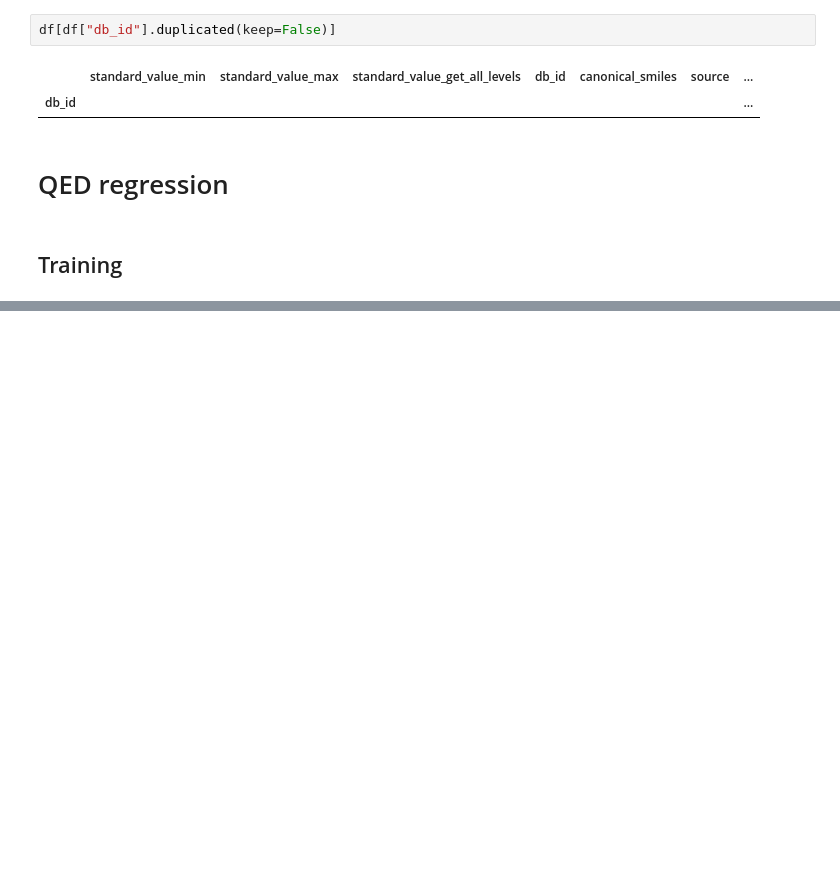
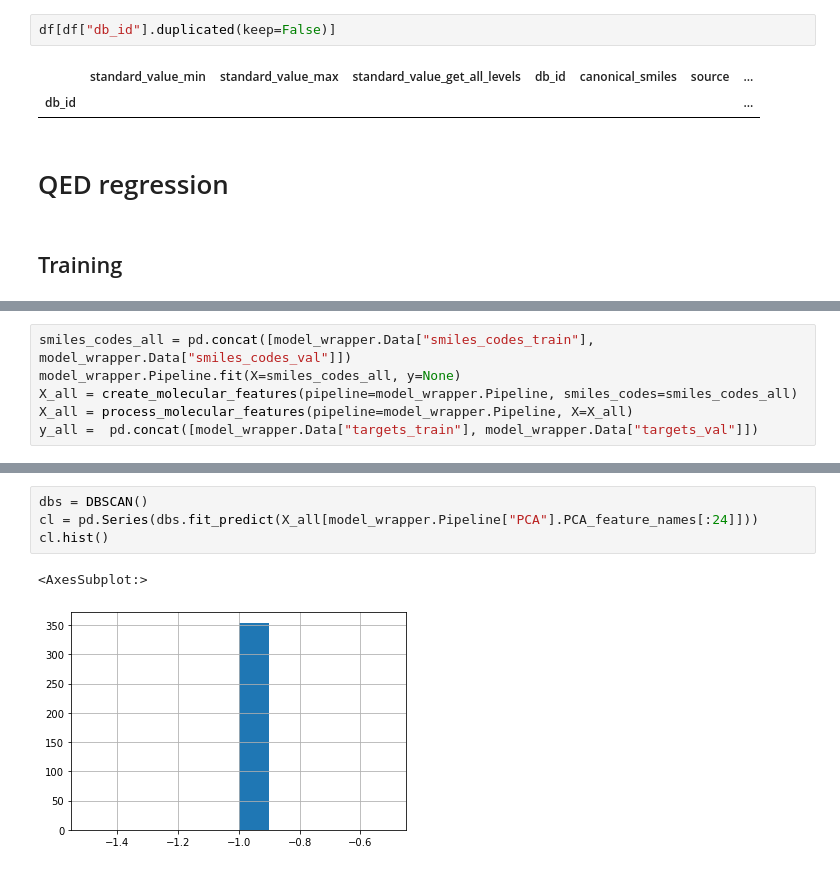
Before and after one commit to rafalbachorz/moltransformer, a Jupyter notebook: usecases/gyrase/analysis.ipynb, the cells around one changed output, grey strips where cells are left out. Saved outputs shown, nothing was run; the diff lists cells and outputs as text; blank space fills up the shorter version.

```diff
--- a/usecases/gyrase/analysis.ipynb
+++ b/usecases/gyrase/analysis.ipynb
@@ -342,0 +196,6 @@ l.info("MAE score on hold-out/external: %s", mean_absolute_error(y_train_val, y_
+# %%
+smiles_codes_all = pd.concat([model_wrapper.Data["smiles_codes_train"], model_wrapper.Data["smiles_codes_val"]])
+model_wrapper.Pipeline.fit(X=smiles_codes_all, y=None)
+X_all = create_molecular_features(pipeline=model_wrapper.Pipeline, smiles_codes=smiles_codes_all)
+X_all = process_molecular_features(pipeline=model_wrapper.Pipeline, X=X_all)
+y_all =  pd.concat([model_wrapper.Data["targets_train"], model_wrapper.Data["targets_val"]])
@@ -342,0 +220,7 @@ l.info("MAE score on hold-out/external: %s", mean_absolute_error(y_train_val, y_
+# %%
+dbs = DBSCAN()
+cl = pd.Series(dbs.fit_predict(X_all[model_wrapper.Pipeline["PCA"].PCA_feature_names[:24]]))
+cl.hist()
+# %% [output]
+<AxesSubplot:>
+[figure, added]
```
Also changed, not shown: parts of 22 cells of this notebook.
